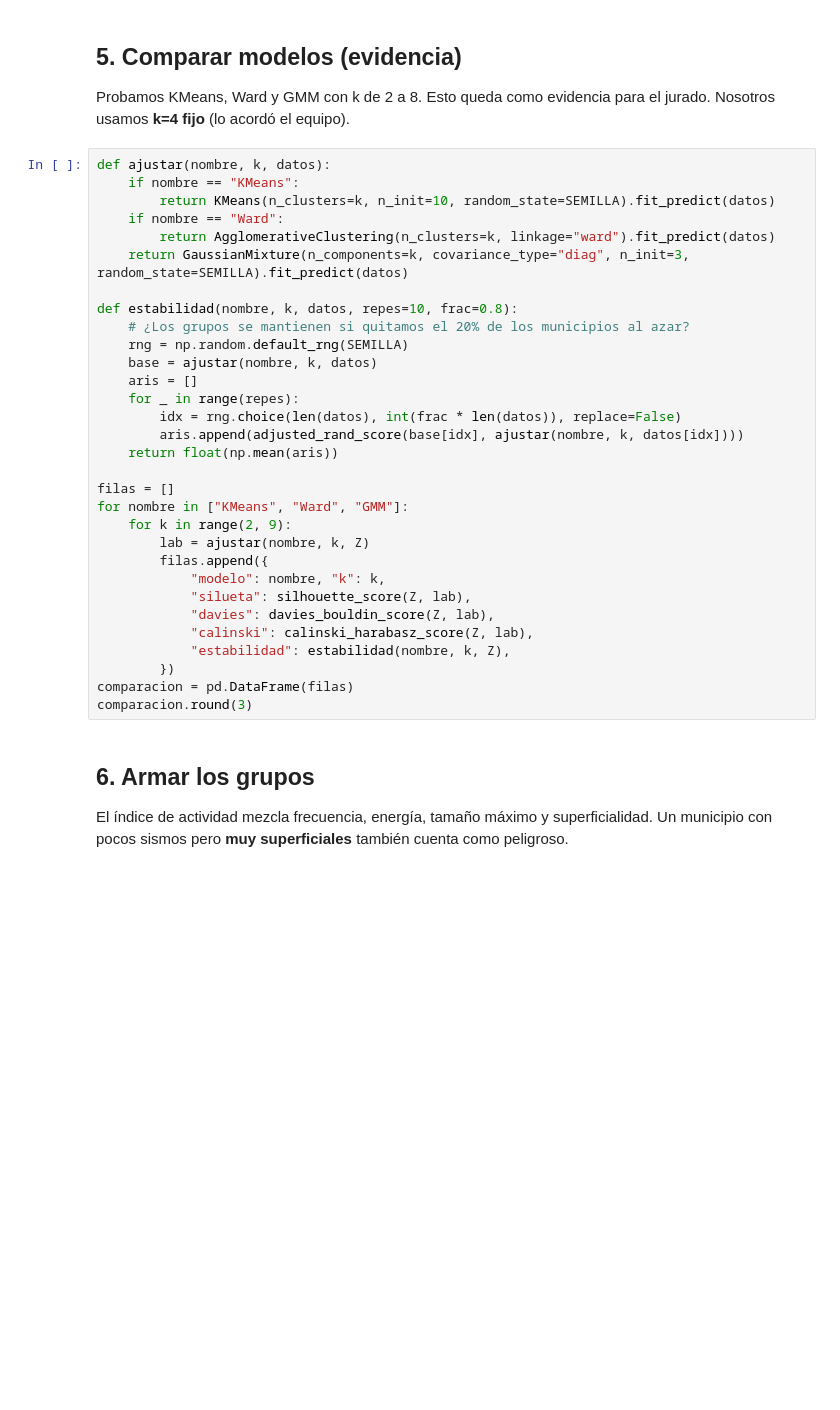
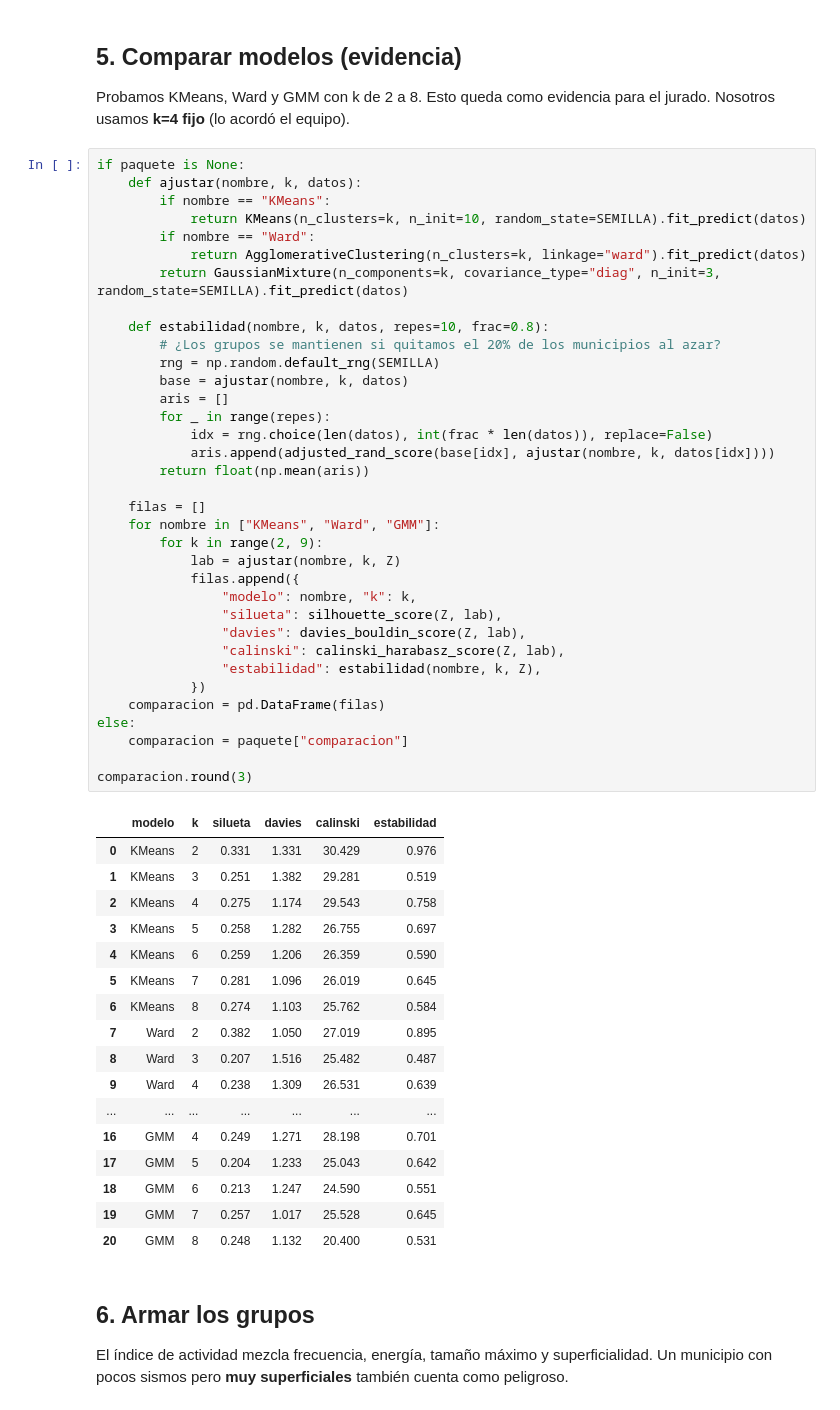
Before and after one commit to Jesurca/Hackathon-CIAI-UTSmart-2026, a Jupyter notebook: modelos/no_supervisado/modelo_no_supervisado.ipynb, the cells around one changed output. Drawn from its saved outputs; the diff is of its cells as text; blank space fills up the shorter version.

```diff
--- a/modelos/no_supervisado/modelo_no_supervisado.ipynb
+++ b/modelos/no_supervisado/modelo_no_supervisado.ipynb
@@ -147,36 +231,58 @@ print("Componentes PCA (90% de la información):", Z.shape[1])
 
 Probamos KMeans, Ward y GMM con k de 2 a 8. Esto queda como evidencia para el jurado. Nosotros usamos **k=4 fijo** (lo acordó el equipo).
 # %%
-def ajustar(nombre, k, datos):
-    if nombre == "KMeans":
-        return KMeans(n_clusters=k, n_init=10, random_state=SEMILLA).fit_predict(datos)
-    if nombre == "Ward":
-        return AgglomerativeClustering(n_clusters=k, linkage="ward").fit_predict(datos)
-    return GaussianMixture(n_components=k, covariance_type="diag", n_init=3, random_state=SEMILLA).fit_predict(datos)
+if paquete is None:
+    def ajustar(nombre, k, datos):
+        if nombre == "KMeans":
+            return KMeans(n_clusters=k, n_init=10, random_state=SEMILLA).fit_predict(datos)
+        if nombre == "Ward":
+            return AgglomerativeClustering(n_clusters=k, linkage="ward").fit_predict(datos)
+        return GaussianMixture(n_components=k, covariance_type="diag", n_init=3, random_state=SEMILLA).fit_predict(datos)
 
-def estabilidad(nombre, k, datos, repes=10, frac=0.8):
-    # ¿Los grupos se mantienen si quitamos el 20% de los municipios al azar?
-    rng = np.random.default_rng(SEMILLA)
-    base = ajustar(nombre, k, datos)
-    aris = []
-    for _ in range(repes):
-        idx = rng.choice(len(datos), int(frac * len(datos)), replace=False)
-        aris.append(adjusted_rand_score(base[idx], ajustar(nombre, k, datos[idx])))
-    return float(np.mean(aris))
+    def estabilidad(nombre, k, datos, repes=10, frac=0.8):
+        # ¿Los grupos se mantienen si quitamos el 20% de los municipios al azar?
+        rng = np.random.default_rng(SEMILLA)
+        base = ajustar(nombre, k, datos)
+        aris = []
+        for _ in range(repes):
+            idx = rng.choice(len(datos), int(frac * len(datos)), replace=False)
+            aris.append(adjusted_rand_score(base[idx], ajustar(nombre, k, datos[idx])))
+        return float(np.mean(aris))
 
-filas = []
-for nombre in ["KMeans", "Ward", "GMM"]:
-    for k in range(2, 9):
-        lab = ajustar(nombre, k, Z)
-        filas.append({
-            "modelo": nombre, "k": k,
-            "silueta": silhouette_score(Z, lab),
-            "davies": davies_bouldin_score(Z, lab),
-            "calinski": calinski_harabasz_score(Z, lab),
-            "estabilidad": estabilidad(nombre, k, Z),
-        })
-comparacion = pd.DataFrame(filas)
+    filas = []
+    for nombre in ["KMeans", "Ward", "GMM"]:
+        for k in range(2, 9):
+            lab = ajustar(nombre, k, Z)
+            filas.append({
+                "modelo": nombre, "k": k,
+                "silueta": silhouette_score(Z, lab),
+                "davies": davies_bouldin_score(Z, lab),
+                "calinski": calinski_harabasz_score(Z, lab),
+                "estabilidad": estabilidad(nombre, k, Z),
+            })
+    comparacion = pd.DataFrame(filas)
+else:
+    comparacion = paquete["comparacion"]
+
 comparacion.round(3)
+# %% [output]
+|  | modelo | k | silueta | davies | calinski | estabilidad |
+| 0 | KMeans | 2 | 0.331 | 1.331 | 30.429 | 0.976 |
+| 1 | KMeans | 3 | 0.251 | 1.382 | 29.281 | 0.519 |
+| 2 | KMeans | 4 | 0.275 | 1.174 | 29.543 | 0.758 |
+| 3 | KMeans | 5 | 0.258 | 1.282 | 26.755 | 0.697 |
+| 4 | KMeans | 6 | 0.259 | 1.206 | 26.359 | 0.590 |
+| 5 | KMeans | 7 | 0.281 | 1.096 | 26.019 | 0.645 |
+| 6 | KMeans | 8 | 0.274 | 1.103 | 25.762 | 0.584 |
+| 7 | Ward | 2 | 0.382 | 1.050 | 27.019 | 0.895 |
+| 8 | Ward | 3 | 0.207 | 1.516 | 25.482 | 0.487 |
+| 9 | Ward | 4 | 0.238 | 1.309 | 26.531 | 0.639 |
+| ... | ... | ... | ... | ... | ... | ... |
+| 16 | GMM | 4 | 0.249 | 1.271 | 28.198 | 0.701 |
+| 17 | GMM | 5 | 0.204 | 1.233 | 25.043 | 0.642 |
+| 18 | GMM | 6 | 0.213 | 1.247 | 24.590 | 0.551 |
+| 19 | GMM | 7 | 0.257 | 1.017 | 25.528 | 0.645 |
+| 20 | GMM | 8 | 0.248 | 1.132 | 20.400 | 0.531 |
 # %% [markdown]
 ## 6. Armar los grupos
 
```
Also changed, not shown: parts of 14 cells of this notebook, 1 other file.
